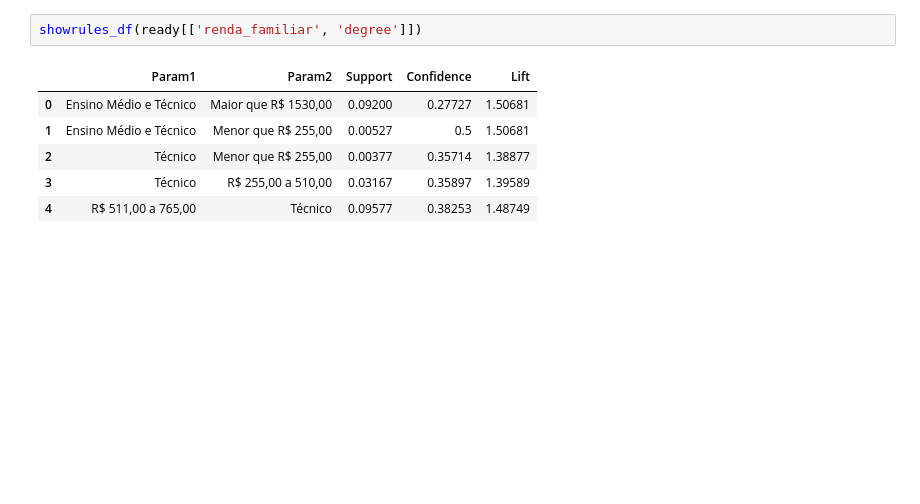
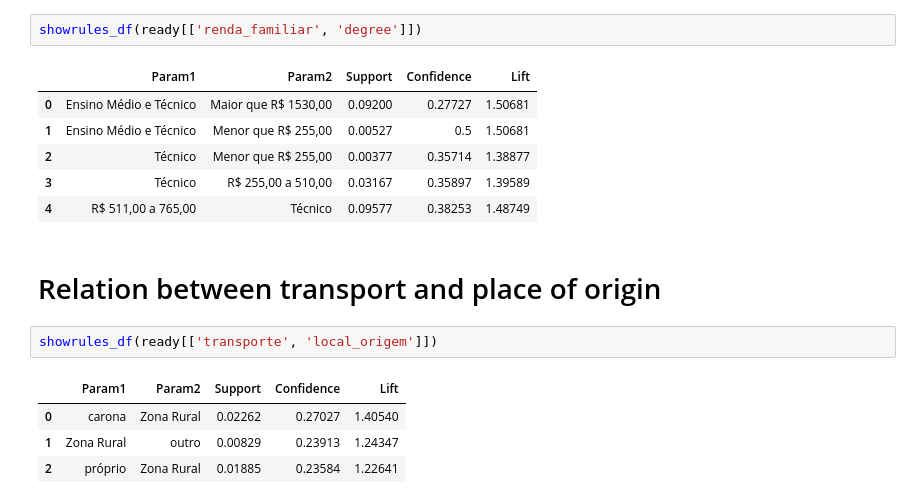
Before and after one commit to victor-s-santos/discovering-association-rules, a Jupyter notebook: 03-entrance_exam/Applying_Rules.ipynb, the cells around one changed output. Cells and saved outputs as stored; diff of their text form; blank space fills up the shorter version.

Commit message:
there are no correlation between transport and place of origin

```diff
--- a/03-entrance_exam/Applying_Rules.ipynb
+++ b/03-entrance_exam/Applying_Rules.ipynb
@@ -175,3 +175,12 @@ showrules_df(ready[['renda_familiar', 'degree']])
 | 2 | Técnico | Menor que R$ 255,00 | 0.00377 | 0.35714 | 1.38877 |
 | 3 | Técnico | R$ 255,00 a 510,00 | 0.03167 | 0.35897 | 1.39589 |
 | 4 | R$ 511,00 a 765,00 | Técnico | 0.09577 | 0.38253 | 1.48749 |
+# %% [markdown]
+# Relation between transport and place of origin
+# %%
+showrules_df(ready[['transporte', 'local_origem']])
+# %% [output]
+|  | Param1 | Param2 | Support | Confidence | Lift |
+| 0 | carona | Zona Rural | 0.02262 | 0.27027 | 1.40540 |
+| 1 | Zona Rural | outro | 0.00829 | 0.23913 | 1.24347 |
+| 2 | próprio | Zona Rural | 0.01885 | 0.23584 | 1.22641 |
```
